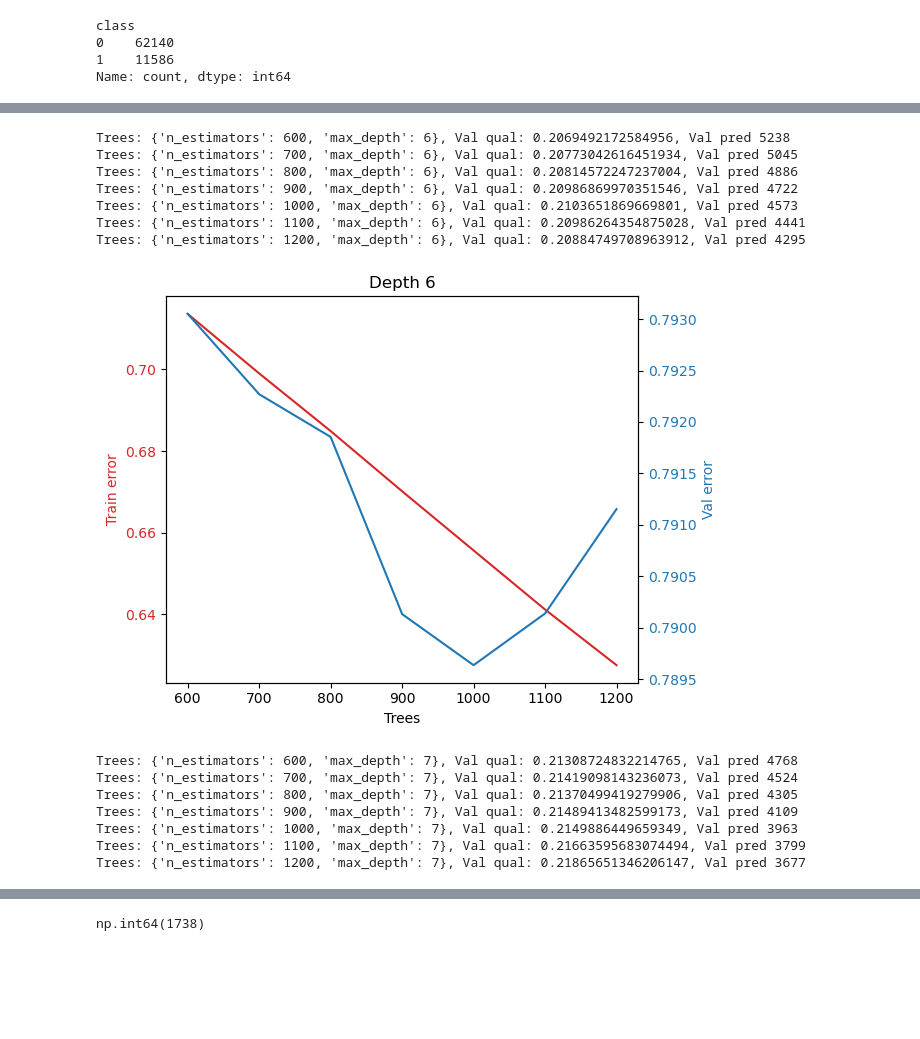
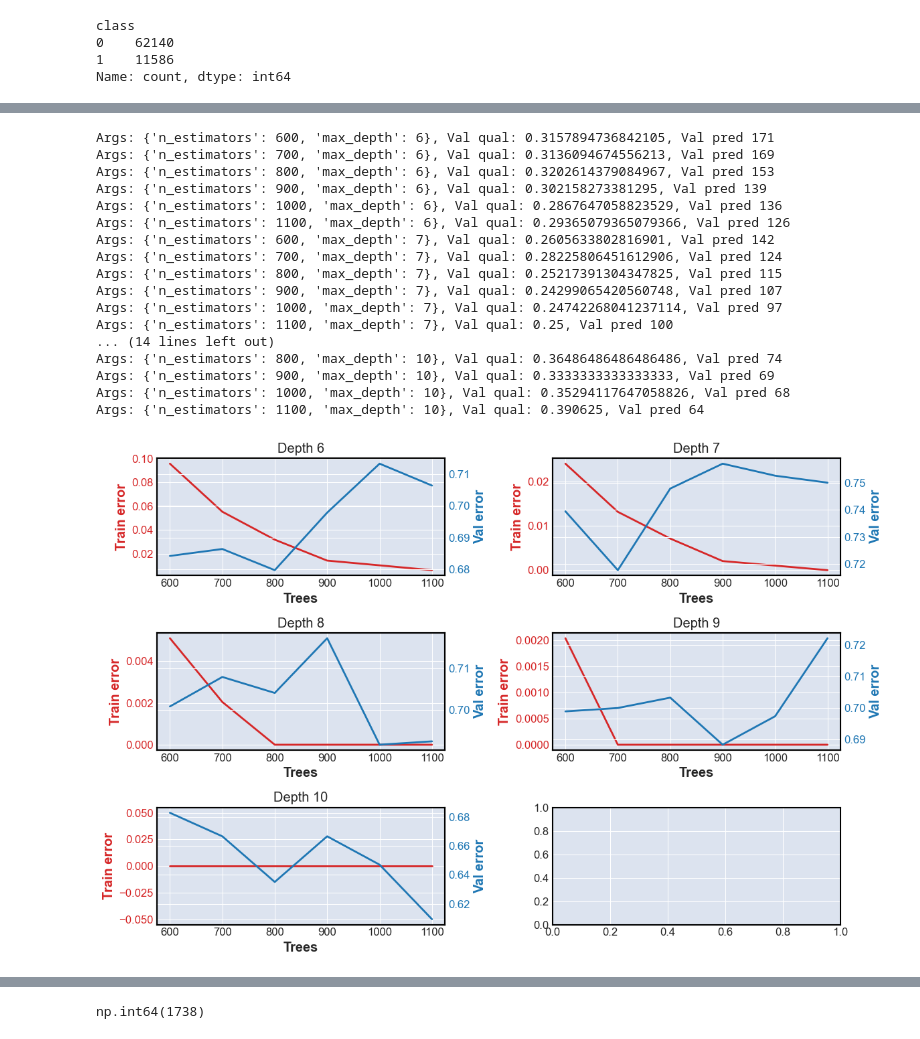
Before and after one commit to emazurenko/otus-ml-professional, a Jupyter notebook: projectwork/projectwork.ipynb, the cells around one changed output, grey strips where cells are left out. Cells and saved outputs as stored; diff of their text form; code cells hidden in the pictures; blank space fills up the shorter version.

```diff
--- a/projectwork/projectwork.ipynb
+++ b/projectwork/projectwork.ipynb
@@ -209 +207,4 @@ g = sns.scatterplot(x=buy_data_tsne[:,0], y=buy_data_tsne[:,1], palette='tab20')
+# %%
+# Только понедельники
+processed_data = processed_data[processed_data['t2_dweek'] == 5]
 # %%
@@ -311,17 +329,22 @@ print(q_test, y_test_pred.sum())
 0.2193211488250653 1532
 0.22082018927444794 1585
 # %%
-# Кривая обучения
-def train(**kwargs):
+from catboost import CatBoostClassifier
+
+def fit_classifier(X_train, y_train, **kwargs):
     clf = CatBoostClassifier(
         **kwargs,
-        learning_rate=0.05,
-        thread_count=3000,
+        learning_rate=0.08,
         auto_class_weights='Balanced',
         leaf_estimation_iterations=3,
         logging_level="Silent"
         )
     clf.fit(X_train, y_train)
+    return clf
+
+# Кривая обучения
+def train(X_train, y_train, X_val, y_val, **kwargs):
+    clf = fit_classifier(X_train=X_train, y_train=y_train, **kwargs)
 
     y_train_pred = clf.predict(X_train)
     q_train = precision_score(y_true=y_train, y_pred=y_train_pred)
@@ -334,9 +357,7 @@ def train(**kwargs):
     return q_train, q_val
 # %%
 # Печать кривой обучения
-def print_train_curve(title, xlabel, complexity, quals_train, quals_val):
-    fig, ax1 = plt.subplots()
-
+def print_train_curve(ax1, title, xlabel, complexity, quals_train, quals_val):
     # Общая шкала аргумента
     ax1.set_xlabel(xlabel)
     ax1.set_title(title)
@@ -353,36 +374,45 @@ def print_train_curve(title, xlabel, complexity, quals_train, quals_val):
     ax2.set_ylabel('Val error', color=color)
     ax2.plot(complexity, quals_val, color=color)
     ax2.tick_params(axis='y', labelcolor=color)
-
-    fig.tight_layout()
-    plt.show()
 # %%
-depth = range(8, 14)
-trees = range(800, 1500, 100)
-for d in depth:
+axes_columns_num = 2
+# depth = range(8, 14)
+# trees = range(800, 1500, 100)
+depth = range(6, 11)
+trees = range(600, 1200, 100)
+
+fig, axes = plt.subplots(ncols=axes_columns_num, nrows=math.ceil(len(depth)/axes_columns_num), figsize=(12, 8))
+
+for i, d in enumerate(depth):
     quals_train = []
     quals_val = []
 
     for t in trees:
-        q_train, q_val = train(n_estimators=t, max_depth=d)
+        q_train, q_val = train(X_train=X_train, y_train=y_train, X_val=X_val, y_val=y_val, n_estimators=t, max_depth=d)
 
         quals_train.append(1 - q_train)
         quals_val.append(1 - q_val)
 
-    print_train_curve(f'Depth {d}', 'Trees', trees, quals_train, quals_val)
+    print_train_curve(axes[i//axes_columns_num][i%axes_columns_num], f'Depth {d}', 'Trees', trees, quals_train, quals_val)
+
+fig.tight_layout()
+plt.show()
 # %% [output]
-Trees: {'n_estimators': 600, 'max_depth': 6}, Val qual: 0.2069492172584956, Val pred 5238
-Trees: {'n_estimators': 700, 'max_depth': 6}, Val qual: 0.20773042616451934, Val pred 5045
-Trees: {'n_estimators': 800, 'max_depth': 6}, Val qual: 0.20814572247237004, Val pred 4886
-Trees: {'n_estimators': 900, 'max_depth': 6}, Val qual: 0.20986869970351546, Val pred 4722
-Trees: {'n_estimators': 1000, 'max_depth': 6}, Val qual: 0.2103651869669801, Val pred 4573
-Trees: {'n_estimators': 1100, 'max_depth': 6}, Val qual: 0.20986264354875028, Val pred 4441
-Trees: {'n_estimators': 1200, 'max_depth': 6}, Val qual: 0.20884749708963912, Val pred 4295
+Args: {'n_estimators': 600, 'max_depth': 6}, Val qual: 0.3157894736842105, Val pred 171
+Args: {'n_estimators': 700, 'max_depth': 6}, Val qual: 0.3136094674556213, Val pred 169
+Args: {'n_estimators': 800, 'max_depth': 6}, Val qual: 0.3202614379084967, Val pred 153
+Args: {'n_estimators': 900, 'max_depth': 6}, Val qual: 0.302158273381295, Val pred 139
+Args: {'n_estimators': 1000, 'max_depth': 6}, Val qual: 0.2867647058823529, Val pred 136
+Args: {'n_estimators': 1100, 'max_depth': 6}, Val qual: 0.29365079365079366, Val pred 126
+Args: {'n_estimators': 600, 'max_depth': 7}, Val qual: 0.2605633802816901, Val pred 142
+Args: {'n_estimators': 700, 'max_depth': 7}, Val qual: 0.28225806451612906, Val pred 124
+Args: {'n_estimators': 800, 'max_depth': 7}, Val qual: 0.25217391304347825, Val pred 115
+Args: {'n_estimators': 900, 'max_depth': 7}, Val qual: 0.24299065420560748, Val pred 107
+Args: {'n_estimators': 1000, 'max_depth': 7}, Val qual: 0.24742268041237114, Val pred 97
+Args: {'n_estimators': 1100, 'max_depth': 7}, Val qual: 0.25, Val pred 100
+... (14 lines left out)
+Args: {'n_estimators': 800, 'max_depth': 10}, Val qual: 0.36486486486486486, Val pred 74
+Args: {'n_estimators': 900, 'max_depth': 10}, Val qual: 0.3333333333333333, Val pred 69
+Args: {'n_estimators': 1000, 'max_depth': 10}, Val qual: 0.35294117647058826, Val pred 68
+Args: {'n_estimators': 1100, 'max_depth': 10}, Val qual: 0.390625, Val pred 64
-[figure, old version]
+[figure, new version]
-Trees: {'n_estimators': 600, 'max_depth': 7}, Val qual: 0.21308724832214765, Val pred 4768
-Trees: {'n_estimators': 700, 'max_depth': 7}, Val qual: 0.21419098143236073, Val pred 4524
-Trees: {'n_estimators': 800, 'max_depth': 7}, Val qual: 0.21370499419279906, Val pred 4305
-Trees: {'n_estimators': 900, 'max_depth': 7}, Val qual: 0.21489413482599173, Val pred 4109
-Trees: {'n_estimators': 1000, 'max_depth': 7}, Val qual: 0.2149886449659349, Val pred 3963
-Trees: {'n_estimators': 1100, 'max_depth': 7}, Val qual: 0.21663595683074494, Val pred 3799
-Trees: {'n_estimators': 1200, 'max_depth': 7}, Val qual: 0.21865651346206147, Val pred 3677
```
Also changed, not shown: parts of 42 cells of this notebook, 1 other file.
